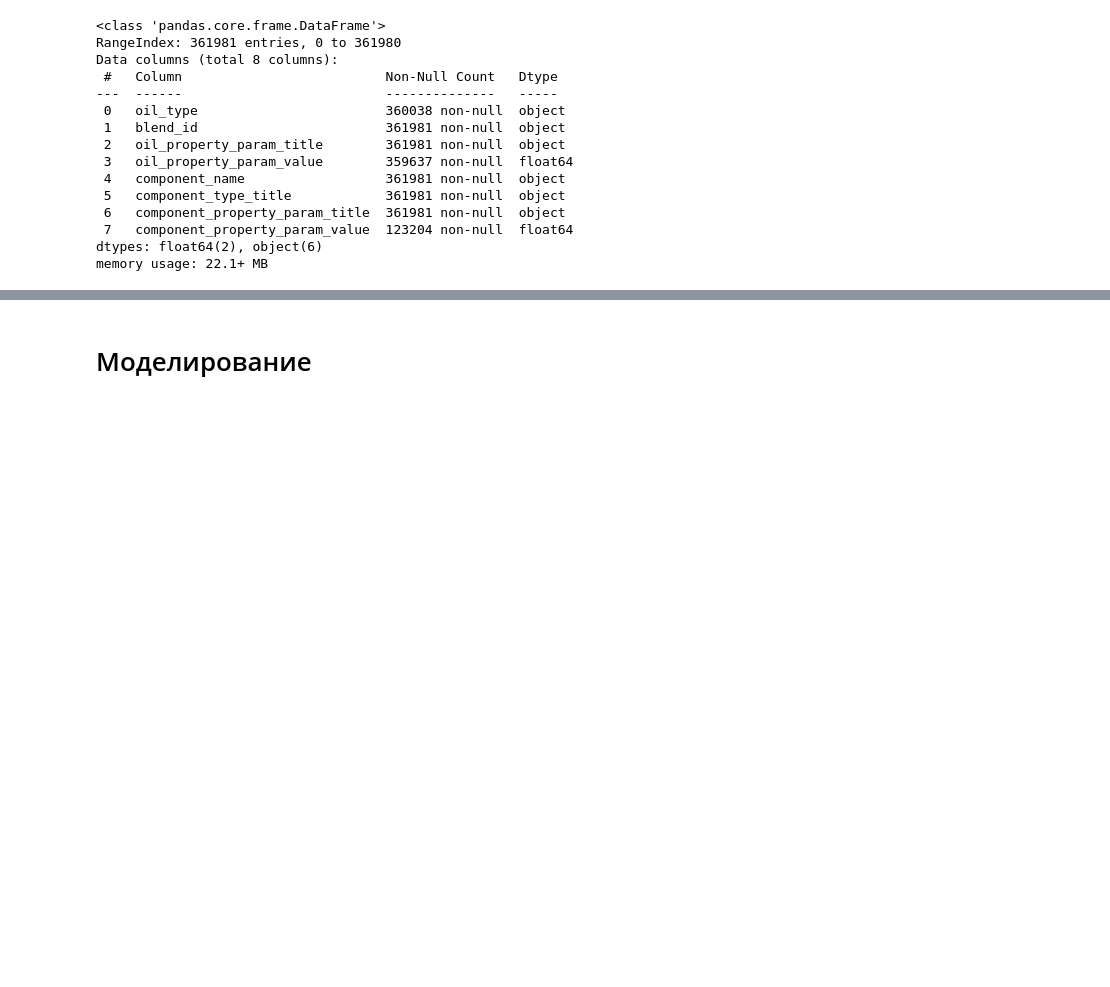
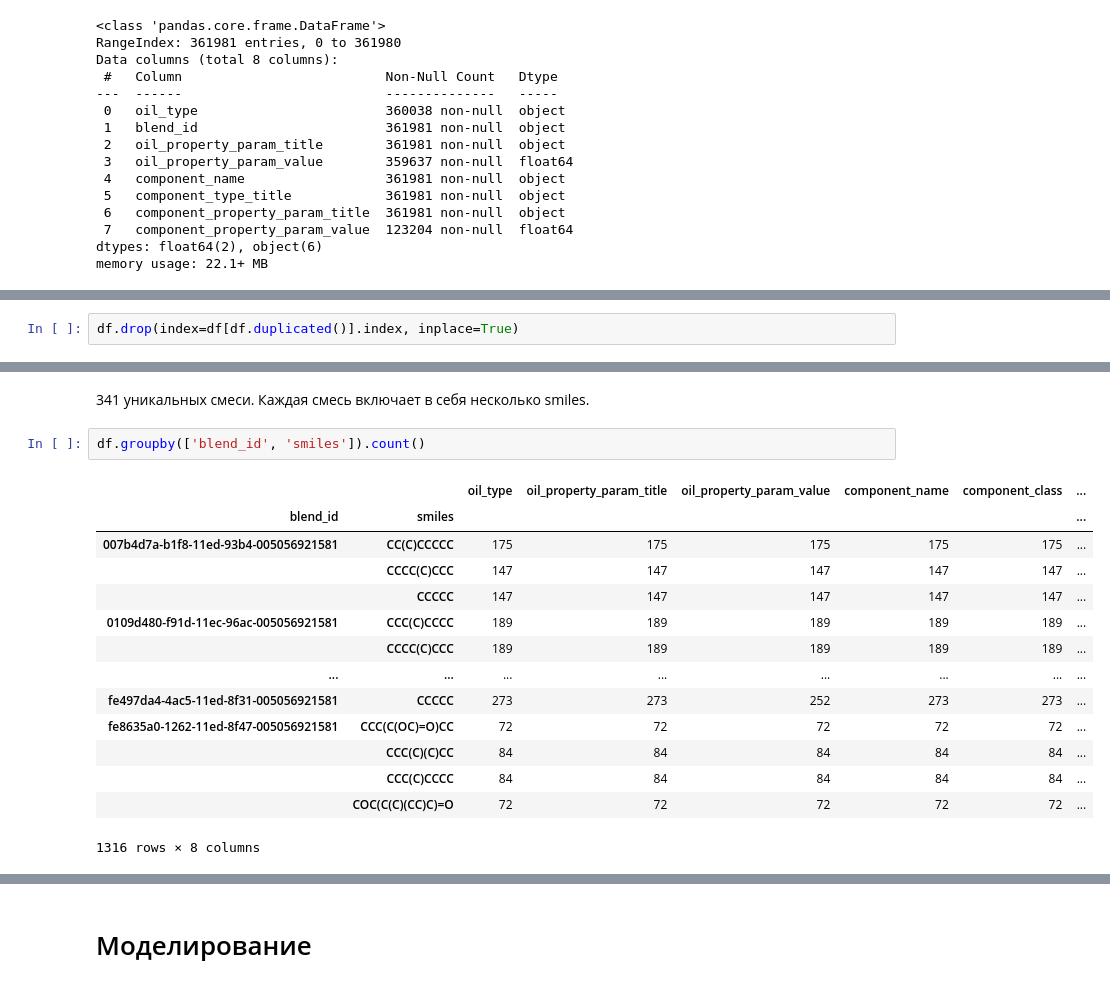
Before and after one commit to iliaNecrov/neftekod_hack, a Jupyter notebook: nef_code.ipynb, the cells around one changed output, grey strips where cells are left out. Drawn from its saved outputs; the diff is of its cells as text; blank space fills up the shorter version.

```diff
--- a/nef_code.ipynb
+++ b/nef_code.ipynb
@@ -58 +85,3 @@ smiles.head(2).T
+# %%
+df.drop(index=df[df.duplicated()].index, inplace=True)
 # %%
@@ -77,0 +123,19 @@ Name: smiles, dtype: int64
+# %% [markdown]
+341 уникальных смеси. Каждая смесь включает в себя несколько smiles.
+# %%
+df.groupby(['blend_id', 'smiles']).count()
+# %% [output]
+|  |  | oil_type | oil_property_param_title | oil_property_param_value | component_name | component_class | ... |
+| blend_id | smiles |  |  |  |  |  | ... |
+| 007b4d7a-b1f8-11ed-93b4-005056921581 | CC(C)CCCCC | 175 | 175 | 175 | 175 | 175 | ... |
+|  | CCCC(C)CCC | 147 | 147 | 147 | 147 | 147 | ... |
+|  | CCCCC | 147 | 147 | 147 | 147 | 147 | ... |
+| 0109d480-f91d-11ec-96ac-005056921581 | CCC(C)CCCC | 189 | 189 | 189 | 189 | 189 | ... |
+|  | CCCC(C)CCC | 189 | 189 | 189 | 189 | 189 | ... |
+| ... | ... | ... | ... | ... | ... | ... | ... |
+| fe497da4-4ac5-11ed-8f31-005056921581 | CCCCC | 273 | 273 | 252 | 273 | 273 | ... |
+| fe8635a0-1262-11ed-8f47-005056921581 | CCC(C(OC)=O)CC | 72 | 72 | 72 | 72 | 72 | ... |
+|  | CCC(C)(C)CC | 84 | 84 | 84 | 84 | 84 | ... |
+|  | CCC(C)CCCC | 84 | 84 | 84 | 84 | 84 | ... |
+|  | COC(C(C)(CC)C)=O | 72 | 72 | 72 | 72 | 72 | ... |
+1316 rows × 8 columns
```
Also changed, not shown: parts of 21 cells of this notebook.
